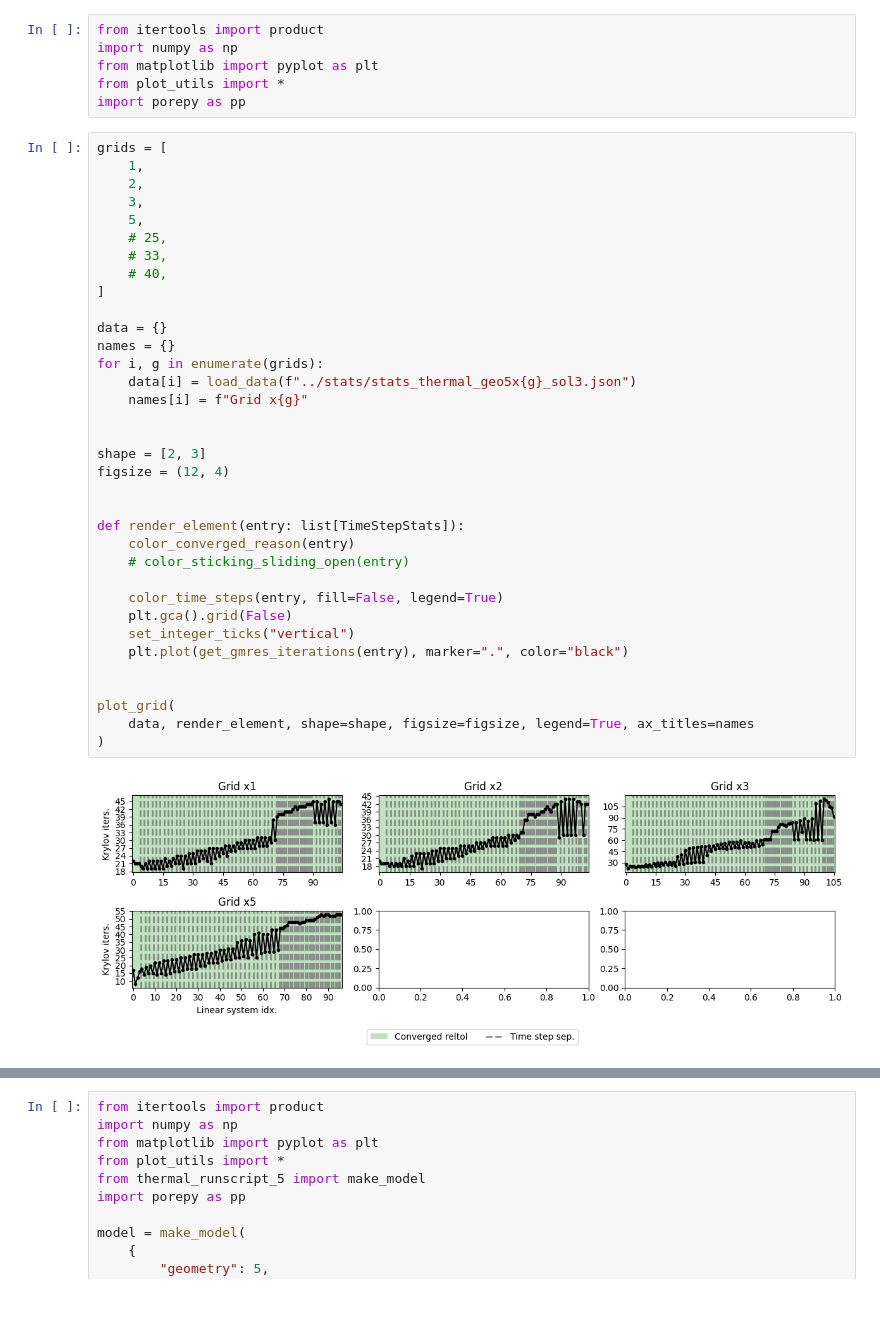
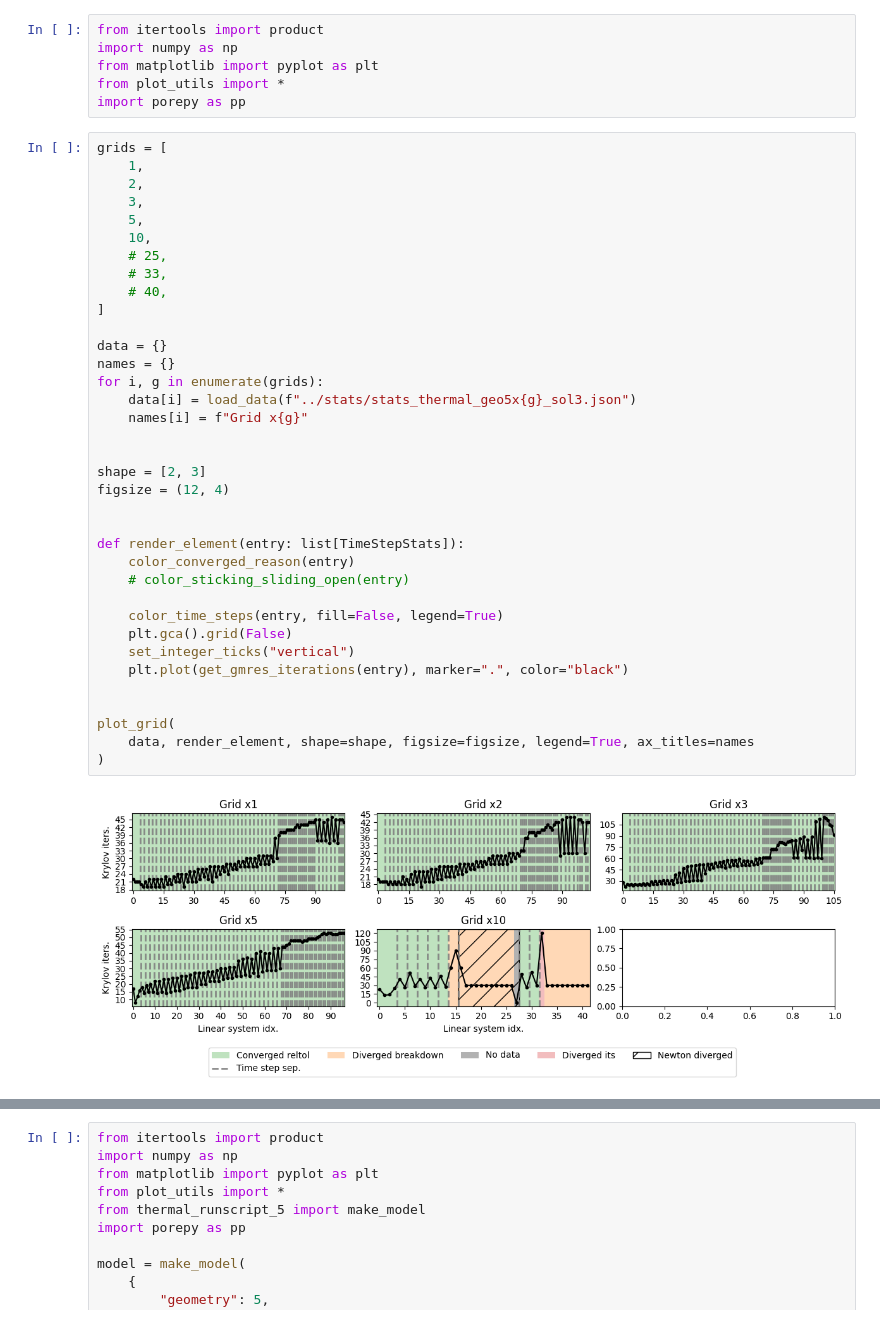
Before and after one commit to pmgbergen/FTHM-Solver, a Jupyter notebook: thermal/experiment_thermal_5_results.ipynb, the cells around one changed output, grey strips where cells are left out. Saved outputs shown, nothing was run; the diff lists cells and outputs as text.

```diff
--- a/thermal/experiment_thermal_5_results.ipynb
+++ b/thermal/experiment_thermal_5_results.ipynb
@@ -10,37 +10,38 @@ grids = [
     2,
     3,
     5,
+    10,
     # 25,
     # 33,
     # 40,
 ]
 
 data = {}
 names = {}
 for i, g in enumerate(grids):
     data[i] = load_data(f"../stats/stats_thermal_geo5x{g}_sol3.json")
     names[i] = f"Grid x{g}"
 
 
 shape = [2, 3]
 figsize = (12, 4)
 
 
 def render_element(entry: list[TimeStepStats]):
     color_converged_reason(entry)
     # color_sticking_sliding_open(entry)
 
     color_time_steps(entry, fill=False, legend=True)
     plt.gca().grid(False)
     set_integer_ticks("vertical")
     plt.plot(get_gmres_iterations(entry), marker=".", color="black")
 
 
 plot_grid(
     data, render_element, shape=shape, figsize=figsize, legend=True, ax_titles=names
 )
 # %% [output]
-[figure, old version]
+[figure, new version]
 # %%
 def render_element(i: int, entry: Sequence[TimeStepStats]):
     st, sl, op = get_num_sticking_sliding_open(entry)
```
Also changed, not shown: parts of 2 cells of this notebook, 8 other files.
